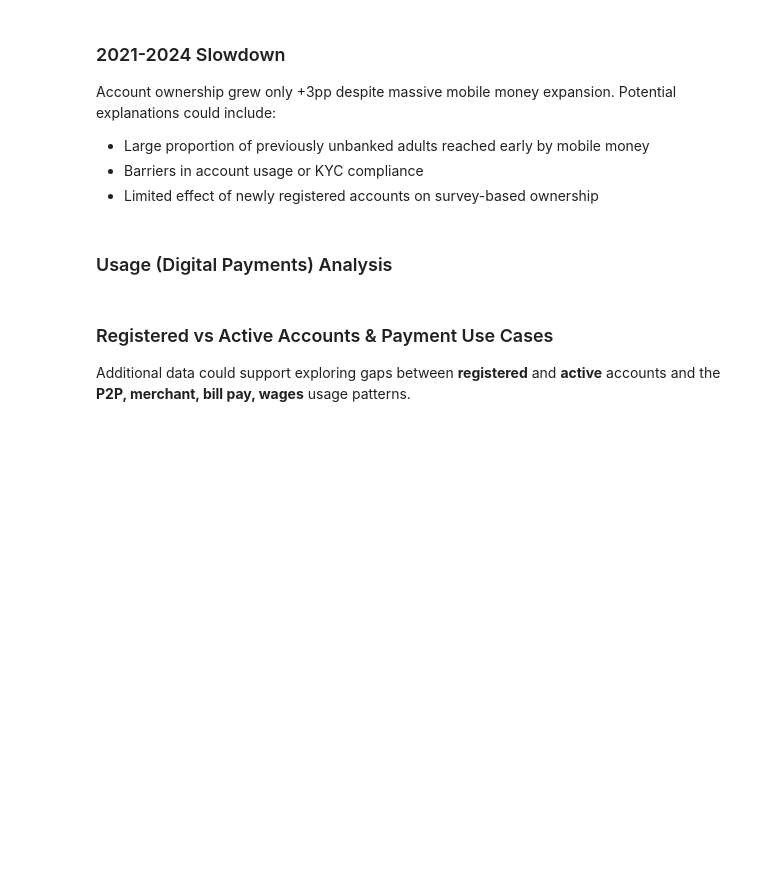
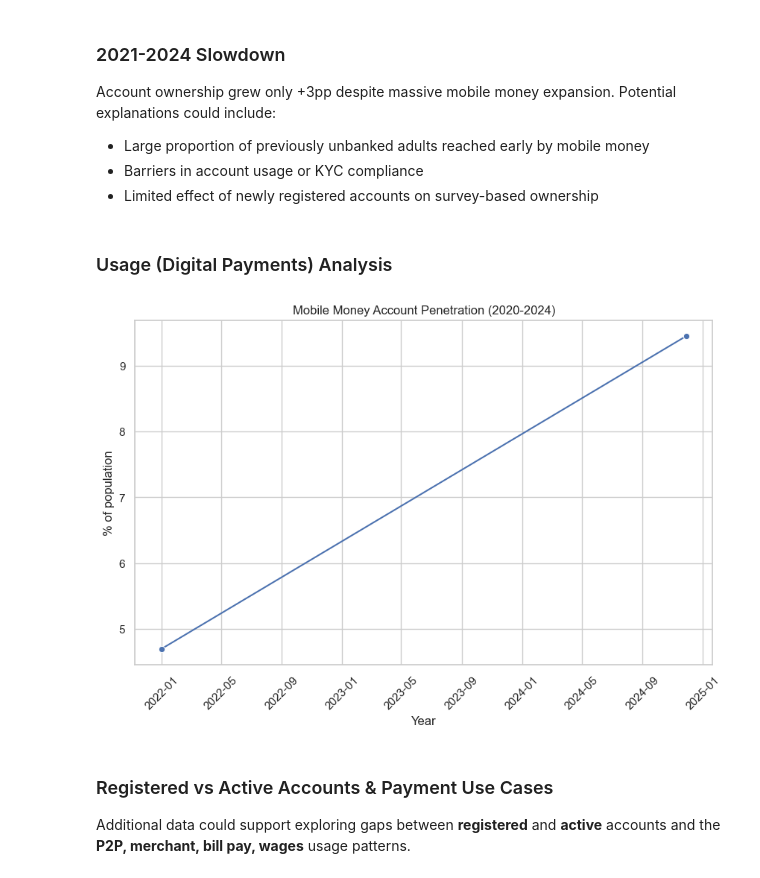
Before and after one commit to selamasnake/ethiopia-fi-forecast, a Jupyter notebook: notebooks/eda.ipynb, the cells around one changed output. Saved outputs shown, nothing was run; the diff lists cells and outputs as text; code cells hidden in the pictures; blank space fills up the shorter version.

```diff
--- a/notebooks/eda.ipynb
+++ b/notebooks/eda.ipynb
@@ -123,24 +186,26 @@ Potential explanations could include:
 # %%
 usage_obs = eda.filter_records(record_type='observation')
 mobile_money_accounts = usage_obs[usage_obs['indicator_code'] == 'ACC_MM_ACCOUNT'].copy()
 
 # Make sure observation_date is datetime
 mobile_money_accounts['observation_date'] = pd.to_datetime(mobile_money_accounts['observation_date'])
 
 # Filter years 2014 to 2024
 mobile_money_accounts = mobile_money_accounts[
-    (mobile_money_accounts['observation_date'].dt.year >= 2020) &
+    (mobile_money_accounts['observation_date'].dt.year >= 2011) &
     (mobile_money_accounts['observation_date'].dt.year <= 2024)
 ]
 
 plt.figure(figsize=(10,6))
 sns.lineplot(data=mobile_money_accounts, x='observation_date', y='value_numeric', marker='o')
 plt.title("Mobile Money Account Penetration (2020-2024)")
 plt.ylabel("% of population")
 plt.xlabel("Year")
 plt.xticks(rotation=45)
 plt.grid(True)
 plt.show()
+# %% [output]
+[figure, added]
 # %% [markdown]
 ### Registered vs Active Accounts & Payment Use Cases
 
```
Also changed, not shown: parts of 13 cells of this notebook.
